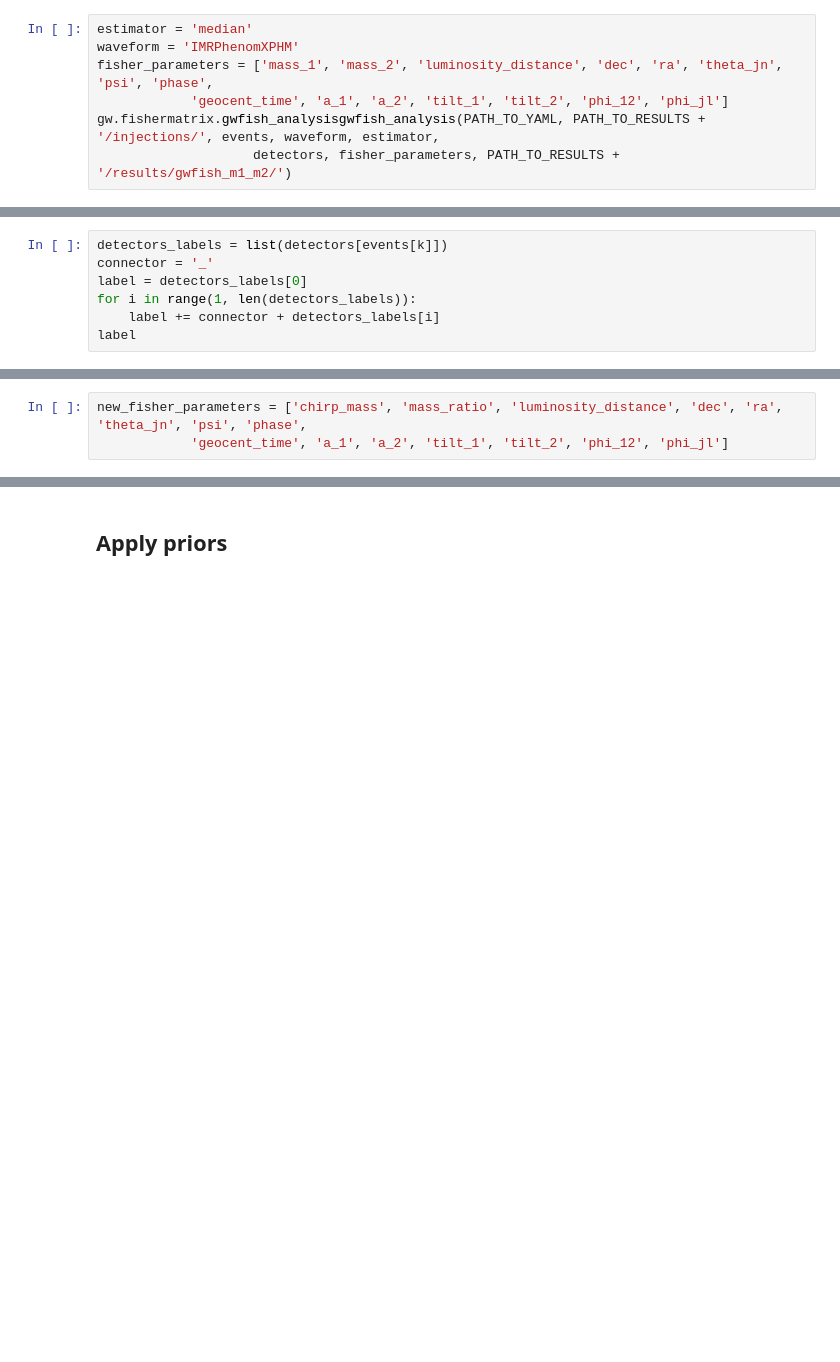
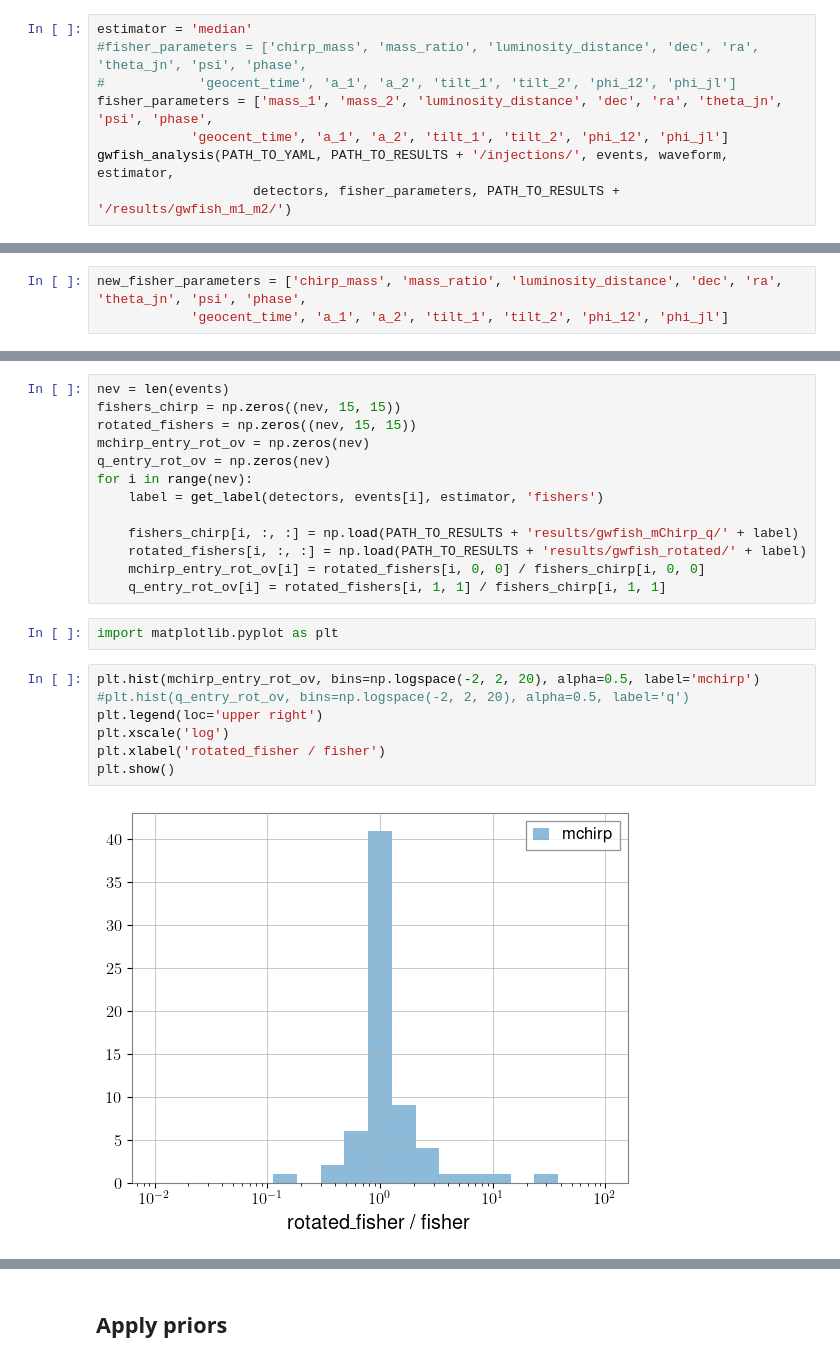
Before and after one commit to u-dupletsa/GWFish-meets-Priors, a Jupyter notebook: gwtc_analysis.ipynb, the cells around one changed output, grey strips where cells are left out. Drawn from its saved outputs; the diff is of its cells as text; blank space fills up the shorter version.

Commit message:
modified:   gwtc_analysis.ipynb 	new file:   sampling_posteriors.ipynb 	new file:   summary_plots.ipynb 	modified:   tools.py

```diff
--- a/gwtc_analysis.ipynb
+++ b/gwtc_analysis.ipynb
@@ -87,8 +59,9 @@ with open(PATH_TO_RESULTS + 'info/' + 'detectors_dictionary.pkl', 'rb') as f:
     detectors = pickle.load(f)
 # %%
 estimator = 'median'
-waveform = 'IMRPhenomXPHM'
+#fisher_parameters = ['chirp_mass', 'mass_ratio', 'luminosity_distance', 'dec', 'ra', 'theta_jn', 'psi', 'phase',
+#            'geocent_time', 'a_1', 'a_2', 'tilt_1', 'tilt_2', 'phi_12', 'phi_jl']
 fisher_parameters = ['mass_1', 'mass_2', 'luminosity_distance', 'dec', 'ra', 'theta_jn', 'psi', 'phase',
             'geocent_time', 'a_1', 'a_2', 'tilt_1', 'tilt_2', 'phi_12', 'phi_jl']
-gw.fishermatrix.gwfish_analysisgwfish_analysis(PATH_TO_YAML, PATH_TO_RESULTS + '/injections/', events, waveform, estimator,
+gwfish_analysis(PATH_TO_YAML, PATH_TO_RESULTS + '/injections/', events, waveform, estimator,
                     detectors, fisher_parameters, PATH_TO_RESULTS + '/results/gwfish_m1_m2/')
@@ -113,7 +67,0 @@ with open(PATH_TO_RESULTS + 'info/' + 'detectors_dictionary.pkl', 'rb') as f:
-# %%
-detectors_labels = list(detectors[events[k]])
-connector = '_'
-label = detectors_labels[0]
-for i in range(1, len(detectors_labels)):
-    label += connector + detectors_labels[i]
-label
@@ -240,0 +93,24 @@ get_rotated_fisher_matrix(PATH_TO_RESULTS, PATH_TO_RESULTS, events, detectors,
+# %%
+nev = len(events)
+fishers_chirp = np.zeros((nev, 15, 15))
+rotated_fishers = np.zeros((nev, 15, 15))
+mchirp_entry_rot_ov = np.zeros(nev)
+q_entry_rot_ov = np.zeros(nev)
+for i in range(nev):
+    label = get_label(detectors, events[i], estimator, 'fishers')
+
+    fishers_chirp[i, :, :] = np.load(PATH_TO_RESULTS + 'results/gwfish_mChirp_q/' + label)
+    rotated_fishers[i, :, :] = np.load(PATH_TO_RESULTS + 'results/gwfish_rotated/' + label)
+    mchirp_entry_rot_ov[i] = rotated_fishers[i, 0, 0] / fishers_chirp[i, 0, 0]
+    q_entry_rot_ov[i] = rotated_fishers[i, 1, 1] / fishers_chirp[i, 1, 1]
+# %%
+import matplotlib.pyplot as plt
+# %%
+plt.hist(mchirp_entry_rot_ov, bins=np.logspace(-2, 2, 20), alpha=0.5, label='mchirp')
+#plt.hist(q_entry_rot_ov, bins=np.logspace(-2, 2, 20), alpha=0.5, label='q')
+plt.legend(loc='upper right')
+plt.xscale('log')
+plt.xlabel('rotated_fisher / fisher')
+plt.show()
+# %% [output]
+[figure, added]
```
Also changed, not shown: parts of 35 cells of this notebook, 3 other files.
